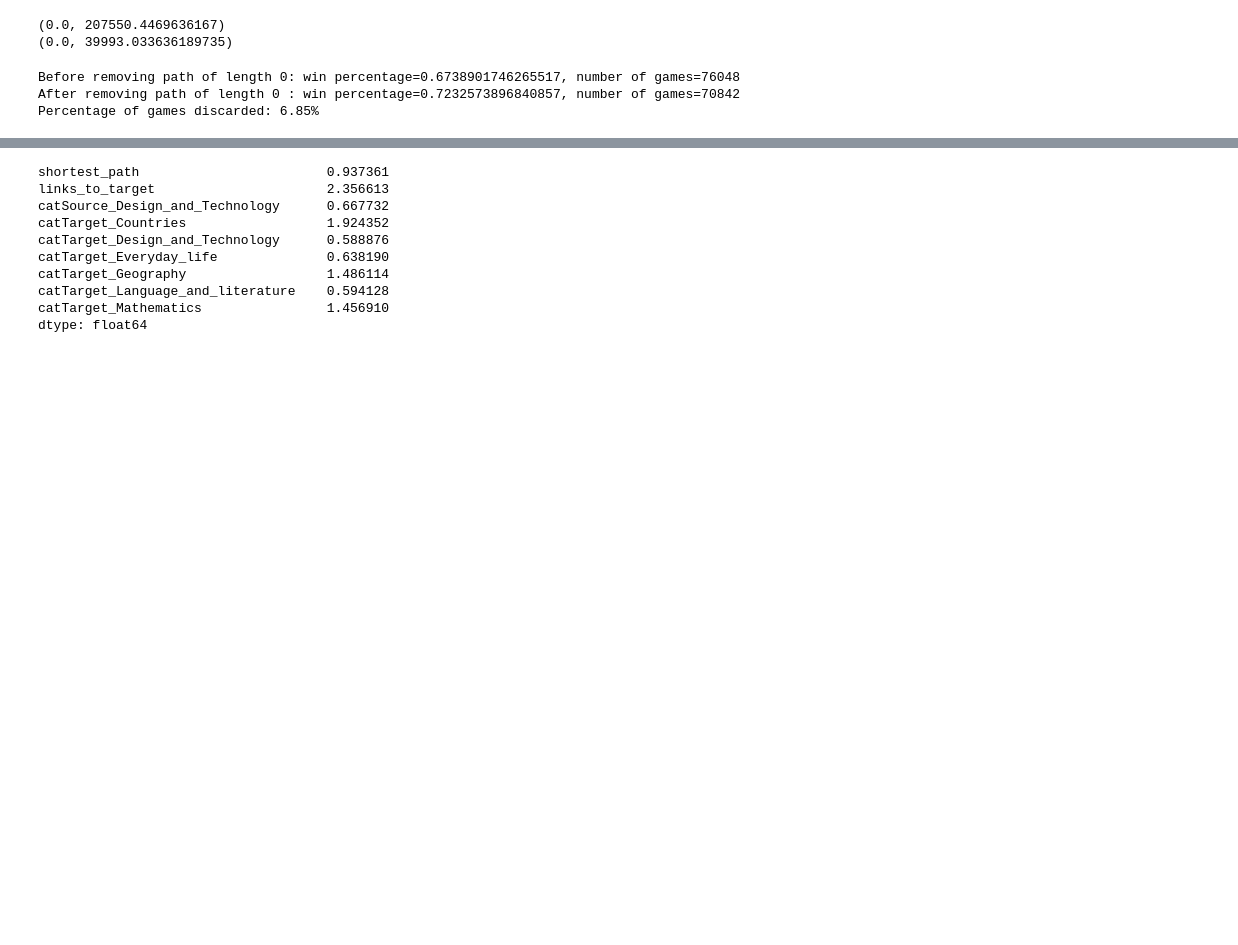
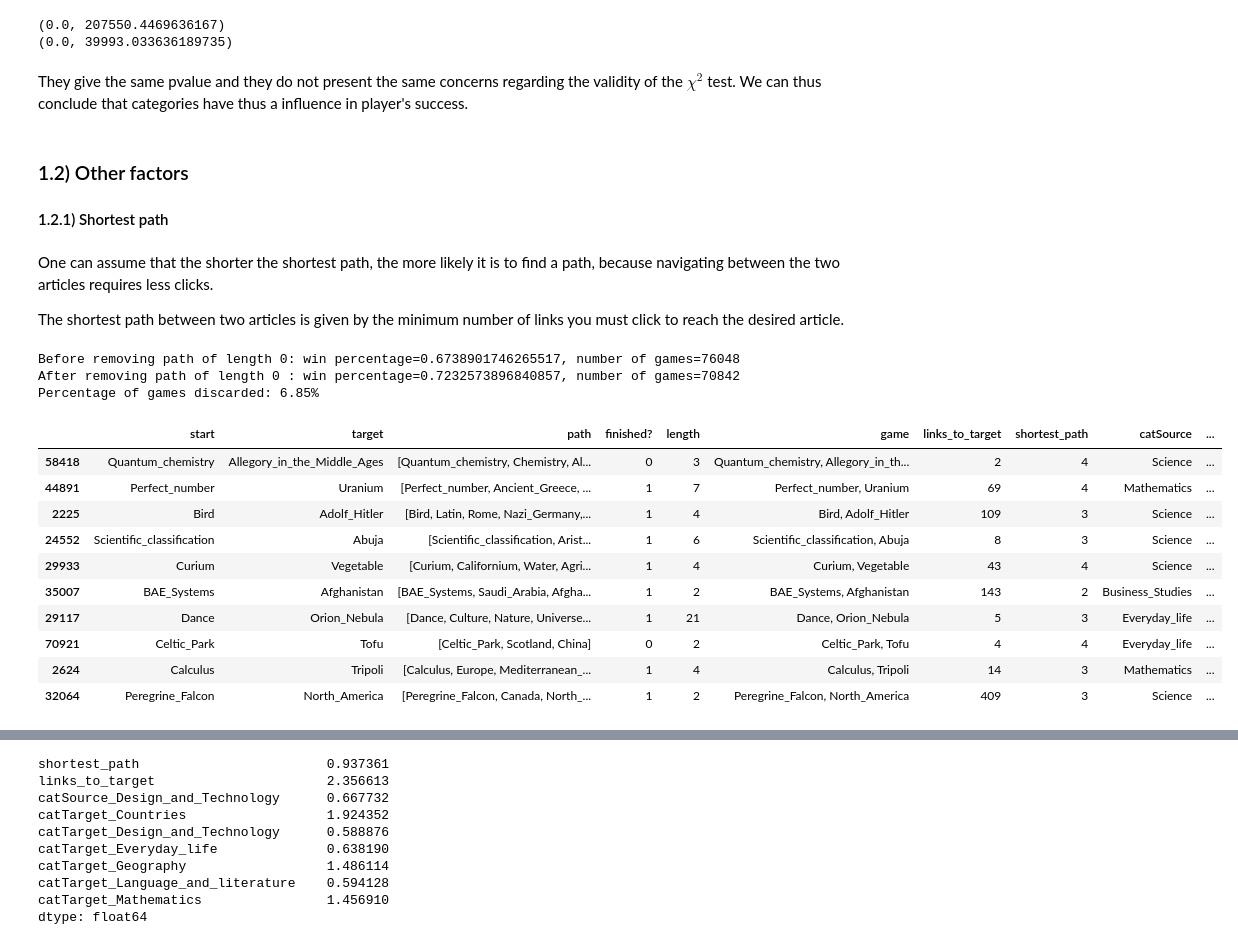
Before and after one commit to epfl-ada/ada-2024-project-outlier-1, a Jupyter notebook: part1_results.ipynb, the cells around one changed output, grey strips where cells are left out. Saved outputs shown, nothing was run; the diff lists cells and outputs as text; code cells hidden in the pictures; blank space fills up the shorter version.

```diff
--- a/part1_results.ipynb
+++ b/part1_results.ipynb
@@ -341,8 +359,31 @@ plot_heatmap_differences(distrib_f.reshape(15, 15), distrib_unf.reshape(15, 15),
-# %%
-all_games = prepare_all_games(path_finished, path_unfinished, categories, links2007, articles2007)
-# %% [output]
-Before removing path of length 0: win percentage=0.6738901746265517, number of games=76048
-After removing path of length 0 : win percentage=0.7232573896840857, number of games=70842
-Percentage of games discarded: 6.85%
+# %% [markdown]
+They give the same pvalue and they do not present the same concerns regarding the validity of the $\chi^2$ test. We can thus conclude that categories have thus a influence in player's success.
+# %% [markdown]
+### 1.2) Other factors
+
+#### 1.2.1) Shortest path
+# %% [markdown]
+One can assume that the shorter the shortest path, the more likely it is to find a path, because navigating between the two articles requires less clicks.
+
+The shortest path between two articles is given by the minimum number of links you must click to reach the desired article.
+# %%
+# we prepare a data frame containing all the games with a length greater than 0
+all_games = prepare_all_games(path_finished, path_unfinished, categories, links2007, articles2007)
+all_games.sample(10)
+# %% [output]
+Before removing path of length 0: win percentage=0.6738901746265517, number of games=76048
+After removing path of length 0 : win percentage=0.7232573896840857, number of games=70842
+Percentage of games discarded: 6.85%
+|  | start | target | path | finished? | length | game | links_to_target | shortest_path | catSource | ... |
+| 58418 | Quantum_chemistry | Allegory_in_the_Middle_Ages | [Quantum_chemistry, Chemistry, Al... | 0 | 3 | Quantum_chemistry, Allegory_in_th... | 2 | 4 | Science | ... |
+| 44891 | Perfect_number | Uranium | [Perfect_number, Ancient_Greece, ... | 1 | 7 | Perfect_number, Uranium | 69 | 4 | Mathematics | ... |
+| 2225 | Bird | Adolf_Hitler | [Bird, Latin, Rome, Nazi_Germany,... | 1 | 4 | Bird, Adolf_Hitler | 109 | 3 | Science | ... |
+| 24552 | Scientific_classification | Abuja | [Scientific_classification, Arist... | 1 | 6 | Scientific_classification, Abuja | 8 | 3 | Science | ... |
+| 29933 | Curium | Vegetable | [Curium, Californium, Water, Agri... | 1 | 4 | Curium, Vegetable | 43 | 4 | Science | ... |
+| 35007 | BAE_Systems | Afghanistan | [BAE_Systems, Saudi_Arabia, Afgha... | 1 | 2 | BAE_Systems, Afghanistan | 143 | 2 | Business_Studies | ... |
+| 29117 | Dance | Orion_Nebula | [Dance, Culture, Nature, Universe... | 1 | 21 | Dance, Orion_Nebula | 5 | 3 | Everyday_life | ... |
+| 70921 | Celtic_Park | Tofu | [Celtic_Park, Scotland, China] | 0 | 2 | Celtic_Park, Tofu | 4 | 4 | Everyday_life | ... |
+| 2624 | Calculus | Tripoli | [Calculus, Europe, Mediterranean_... | 1 | 4 | Calculus, Tripoli | 14 | 3 | Mathematics | ... |
+| 32064 | Peregrine_Falcon | North_America | [Peregrine_Falcon, Canada, North_... | 1 | 2 | Peregrine_Falcon, North_America | 409 | 3 | Science | ... |
 # %%
 interactive_plot_distrib_length_shortest_path(all_games)
```
Also changed, not shown: parts of 52 cells of this notebook.
